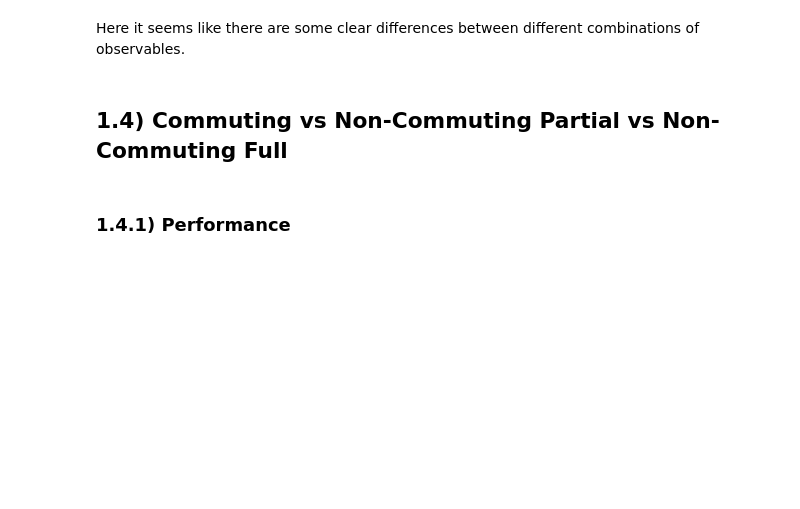
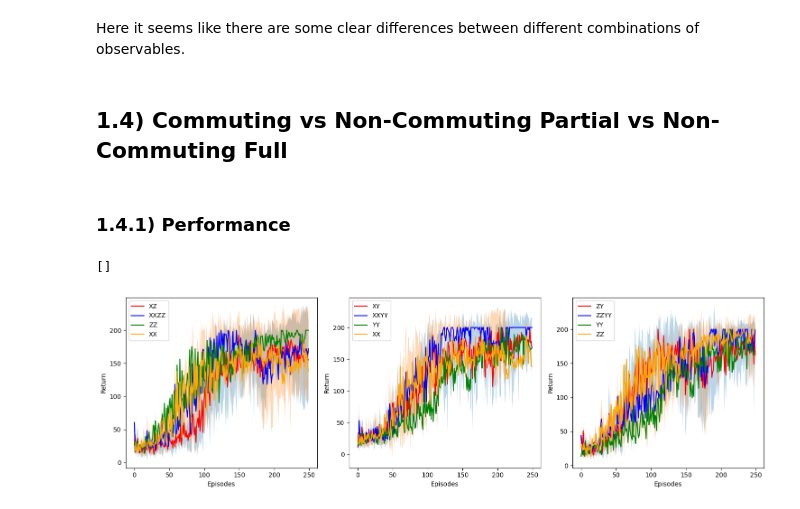
Before and after one commit to RodrigoCoelho7/VQC_Qlearning, a Jupyter notebook: data_analysis/observables.ipynb, the cells around one changed output. Cells and saved outputs as stored; diff of their text form; code cells hidden in the pictures; blank space fills up the shorter version.

```diff
--- a/data_analysis/observables.ipynb
+++ b/data_analysis/observables.ipynb
@@ -397,0 +394,37 @@ axs[0,0].plot(uqc_2qubits_5layers_XXZZ_mean_gradients_smoothed, color = "red", l
+# %%
+fig, axs = plt.subplots(1,3, figsize=(15,4.5), tight_layout=True)
+
+axs[0].plot(uqc_2qubits_5layers_XZ_return_mean, color = "red", label="XZ")
+axs[0].plot(uqc_2qubits_5layers_XXZZ_return_mean, color = "blue", label="XXZZ")
+axs[0].plot(uqc_2qubits_5layers_ZZ_return_mean, color = "green", label="ZZ")
+axs[0].plot(uqc_2qubits_5layers_XX_return_mean, color = "orange", label="XX")
+axs[0].fill_between(np.arange(len(uqc_2qubits_5layers_XZ_return_mean)), uqc_2qubits_5layers_XZ_return_mean - uqc_2qubits_5layers_XZ_return_std, uqc_2qubits_5layers_XZ_return_mean + uqc_2qubits_5layers_XZ_return_std, alpha=0.3)
+axs[0].fill_between(np.arange(len(uqc_2qubits_5layers_XXZZ_return_mean)), uqc_2qubits_5layers_XXZZ_return_mean - uqc_2qubits_5layers_XXZZ_return_std, uqc_2qubits_5layers_XXZZ_return_mean + uqc_2qubits_5layers_XXZZ_return_std, alpha=0.3)
+axs[0].set_xlabel("Episodes")
+axs[0].set_ylabel("Return")
+axs[0].legend()
+
+axs[1].plot(uqc_2qubits_5layers_XY_return_mean, color = "red", label="XY")
+axs[1].plot(uqc_2qubits_5layers_XXYY_return_mean, color = "blue", label="XXYY")
+axs[1].plot(uqc_2qubits_5layers_YY_return_mean, color = "green", label="YY")
+axs[1].plot(uqc_2qubits_5layers_XX_return_mean, color = "orange", label="XX")
+axs[1].fill_between(np.arange(len(uqc_2qubits_5layers_XY_return_mean)), uqc_2qubits_5layers_XY_return_mean - uqc_2qubits_5layers_XY_return_std, uqc_2qubits_5layers_XY_return_mean + uqc_2qubits_5layers_XY_return_std, alpha=0.3)
+axs[1].fill_between(np.arange(len(uqc_2qubits_5layers_XXYY_return_mean)), uqc_2qubits_5layers_XXYY_return_mean - uqc_2qubits_5layers_XXYY_return_std, uqc_2qubits_5layers_XXYY_return_mean + uqc_2qubits_5layers_XXYY_return_std, alpha=0.3)
+axs[1].set_xlabel("Episodes")
+axs[1].set_ylabel("Return")
+axs[1].legend()
+
+axs[2].plot(uqc_2qubits_5layers_ZY_return_mean, color = "red", label="ZY")
+axs[2].plot(uqc_2qubits_5layers_ZZYY_return_mean, color = "blue", label="ZZYY")
+axs[2].plot(uqc_2qubits_5layers_YY_return_mean, color = "green", label="YY")
+axs[2].plot(uqc_2qubits_5layers_ZZ_return_mean, color = "orange", label="ZZ")
+axs[2].fill_between(np.arange(len(uqc_2qubits_5layers_ZY_return_mean)), uqc_2qubits_5layers_ZY_return_mean - uqc_2qubits_5layers_ZY_return_std, uqc_2qubits_5layers_ZY_return_mean + uqc_2qubits_5layers_ZY_return_std, alpha=0.3)
+axs[2].fill_between(np.arange(len(uqc_2qubits_5layers_ZZYY_return_mean)), uqc_2qubits_5layers_ZZYY_return_mean - uqc_2qubits_5layers_ZZYY_return_std, uqc_2qubits_5layers_ZZYY_return_mean + uqc_2qubits_5layers_ZZYY_return_std, alpha=0.3)
+axs[2].set_xlabel("Episodes")
+axs[2].set_ylabel("Return")
+axs[2].legend()
+
+plt.plot()
+# %% [output]
+[]
+[figure, added]
```
Also changed, not shown: parts of 11 cells of this notebook, 1 other file.
